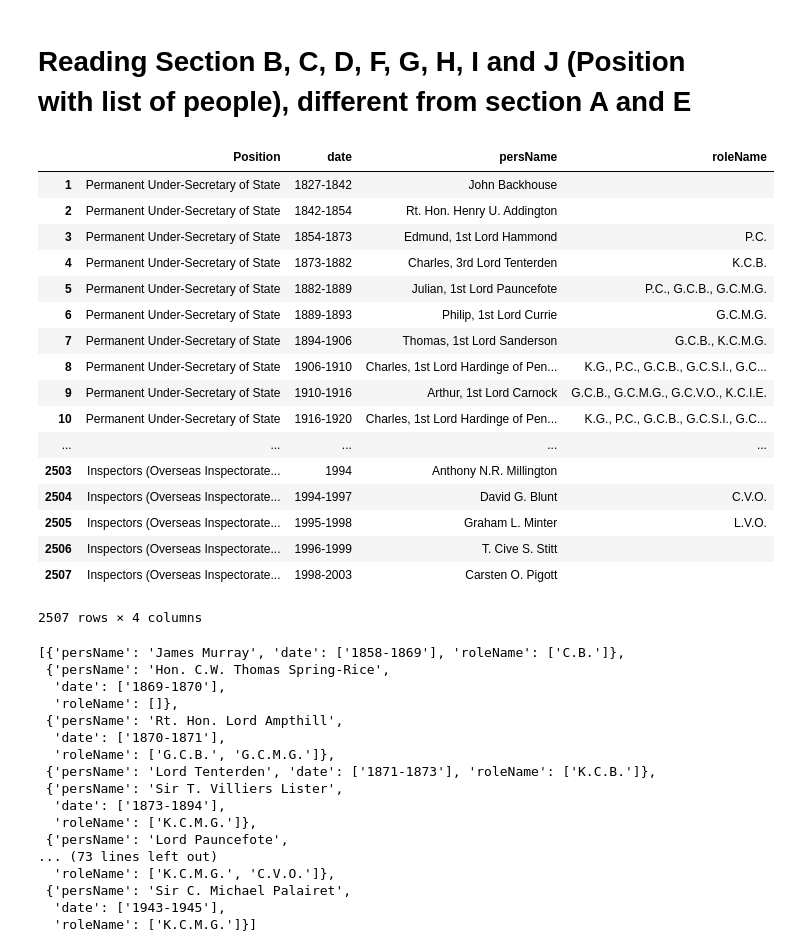
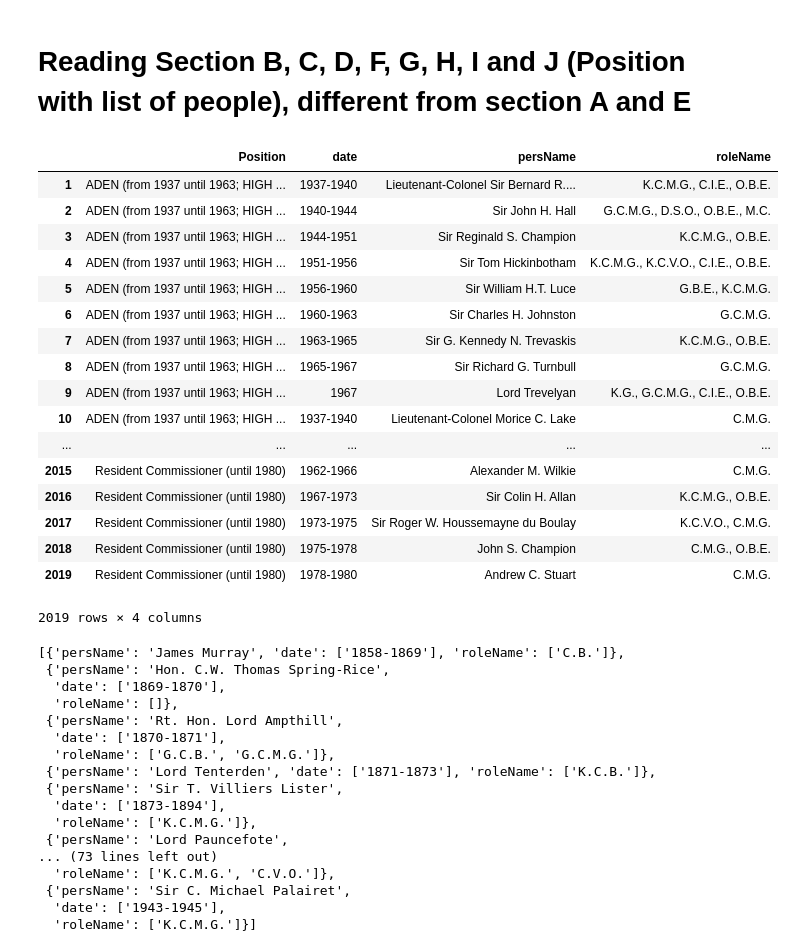
Before and after one commit to percevalve/fco_xml, a Jupyter notebook: Reading XML Section B C D and E to JSON and Pandas Dataframe.ipynb, the cells around one changed output. Drawn from its saved outputs; the diff is of its cells as text; code cells hidden in the pictures.

```diff
--- a/Reading XML Section B C D and E to JSON and Pandas Dataframe.ipynb
+++ b/Reading XML Section B C D and E to JSON and Pandas Dataframe.ipynb
@@ -55,0 +47,9 @@ for post_section in [post for entry in sections["section-e"] for post in entry.f
+# %%
+section_e_lines = list()
+for line in section_e:
+    new_line = dict()
+    new_line["persName"] = line["persName"]
+    new_line["date"] = ", ".join(line["date"])
+    new_line["roleName"] = ", ".join(line["roleName"])
+    for role in line["roles"]:
+        section_e_lines.append({**new_line, **role})
@@ -64,16 +84,16 @@ person.find("date").attrib.get("from")
 # %% [markdown]
 # Reading Section B, C, D, F, G, H, I and J (Position with list of people), different from section A and E
 # %%
-#section_b and section_b
-section_b = dict()
+#section_f and section_f
+section_f = dict()
 
-for post_section in [post for entry in sections["section-c"] for post in entry.findall('.//persName/../../..')]:
+for post_section in [post for entry in sections["section-f"] for post in entry.findall('.//persName/../../..')]:
     post_title = post_section.find("head").text
-    section_b[post_title] =list()
+    section_f[post_title] =list()
     for person in post_section.findall(".//persName/.."):
         new_post = dict()
         new_post['persName'] = person.find("persName").text
         new_post['date'] = [a.text for a in person.findall("date")]
         new_post['roleName'] = [a.text for a in person.findall("roleName")]
-        section_b[post_title].append(new_post)
+        section_f[post_title].append(new_post)
 # %%
@@ -82,6 +102,6 @@ with open('section_b.json', 'w') as fp:
 # %%
-section_b_lines = list()
-for key,value in section_b.items():
+section_f_lines = list()
+for key,value in section_f.items():
     head = key
     for persName in value:
         new_line = dict()
@@ -89,31 +109,31 @@ for key,value in section_b.items():
         new_line["date"] = ", ".join(persName["date"])
         new_line["roleName"] = ", ".join(persName["roleName"])
         new_line["Position"] = head
-        section_b_lines.append(new_line)
+        section_f_lines.append(new_line)
 # %%
-section_b_df = pd.DataFrame.from_records(section_b_lines)
-section_b_df.index = section_b_df.index+1
-section_b_df.fillna("")
-section_b_df.to_csv("section_b.csv")
+section_f_df = pd.DataFrame.from_records(section_f_lines)
+section_f_df.index = section_f_df.index+1
+section_f_df.fillna("")
+section_f_df.to_csv("section_f.csv")
-# %%
-section_b_df
-# %% [output]
-|  | Position | date | persName | roleName |
-| 1 | Permanent Under-Secretary of State | 1827-1842 | John Backhouse |  |
-| 2 | Permanent Under-Secretary of State | 1842-1854 | Rt. Hon. Henry U. Addington |  |
-| 3 | Permanent Under-Secretary of State | 1854-1873 | Edmund, 1st Lord Hammond | P.C. |
-| 4 | Permanent Under-Secretary of State | 1873-1882 | Charles, 3rd Lord Tenterden | K.C.B. |
-| 5 | Permanent Under-Secretary of State | 1882-1889 | Julian, 1st Lord Pauncefote | P.C., G.C.B., G.C.M.G. |
-| 6 | Permanent Under-Secretary of State | 1889-1893 | Philip, 1st Lord Currie | G.C.M.G. |
-| 7 | Permanent Under-Secretary of State | 1894-1906 | Thomas, 1st Lord Sanderson | G.C.B., K.C.M.G. |
-| 8 | Permanent Under-Secretary of State | 1906-1910 | Charles, 1st Lord Hardinge of Pen... | K.G., P.C., G.C.B., G.C.S.I., G.C... |
-| 9 | Permanent Under-Secretary of State | 1910-1916 | Arthur, 1st Lord Carnock | G.C.B., G.C.M.G., G.C.V.O., K.C.I.E. |
-| 10 | Permanent Under-Secretary of State | 1916-1920 | Charles, 1st Lord Hardinge of Pen... | K.G., P.C., G.C.B., G.C.S.I., G.C... |
-| ... | ... | ... | ... | ... |
-| 2503 | Inspectors (Overseas Inspectorate... | 1994 | Anthony N.R. Millington |  |
-| 2504 | Inspectors (Overseas Inspectorate... | 1994-1997 | David G. Blunt | C.V.O. |
-| 2505 | Inspectors (Overseas Inspectorate... | 1995-1998 | Graham L. Minter | L.V.O. |
-| 2506 | Inspectors (Overseas Inspectorate... | 1996-1999 | T. Cive S. Stitt |  |
-| 2507 | Inspectors (Overseas Inspectorate... | 1998-2003 | Carsten O. Pigott |  |
-2507 rows × 4 columns
+# %%
+section_f_df
+# %% [output]
+|  | Position | date | persName | roleName |
+| 1 | ADEN (from 1937 until 1963; HIGH ... | 1937-1940 | Lieutenant-Colonel Sir Bernard R.... | K.C.M.G., C.I.E., O.B.E. |
+| 2 | ADEN (from 1937 until 1963; HIGH ... | 1940-1944 | Sir John H. Hall | G.C.M.G., D.S.O., O.B.E., M.C. |
+| 3 | ADEN (from 1937 until 1963; HIGH ... | 1944-1951 | Sir Reginald S. Champion | K.C.M.G., O.B.E. |
+| 4 | ADEN (from 1937 until 1963; HIGH ... | 1951-1956 | Sir Tom Hickinbotham | K.C.M.G., K.C.V.O., C.I.E., O.B.E. |
+| 5 | ADEN (from 1937 until 1963; HIGH ... | 1956-1960 | Sir William H.T. Luce | G.B.E., K.C.M.G. |
+| 6 | ADEN (from 1937 until 1963; HIGH ... | 1960-1963 | Sir Charles H. Johnston | G.C.M.G. |
+| 7 | ADEN (from 1937 until 1963; HIGH ... | 1963-1965 | Sir G. Kennedy N. Trevaskis | K.C.M.G., O.B.E. |
+| 8 | ADEN (from 1937 until 1963; HIGH ... | 1965-1967 | Sir Richard G. Turnbull | G.C.M.G. |
+| 9 | ADEN (from 1937 until 1963; HIGH ... | 1967 | Lord Trevelyan | K.G., G.C.M.G., C.I.E., O.B.E. |
+| 10 | ADEN (from 1937 until 1963; HIGH ... | 1937-1940 | Lieutenant-Colonel Morice C. Lake | C.M.G. |
+| ... | ... | ... | ... | ... |
+| 2015 | Resident Commissioner (until 1980) | 1962-1966 | Alexander M. Wilkie | C.M.G. |
+| 2016 | Resident Commissioner (until 1980) | 1967-1973 | Sir Colin H. Allan | K.C.M.G., O.B.E. |
+| 2017 | Resident Commissioner (until 1980) | 1973-1975 | Sir Roger W. Houssemayne du Boulay | K.C.V.O., C.M.G. |
+| 2018 | Resident Commissioner (until 1980) | 1975-1978 | John S. Champion | C.M.G., O.B.E. |
+| 2019 | Resident Commissioner (until 1980) | 1978-1980 | Andrew C. Stuart | C.M.G. |
+2019 rows × 4 columns
 # %%
```
Also changed, not shown: parts of 6 cells of this notebook.
